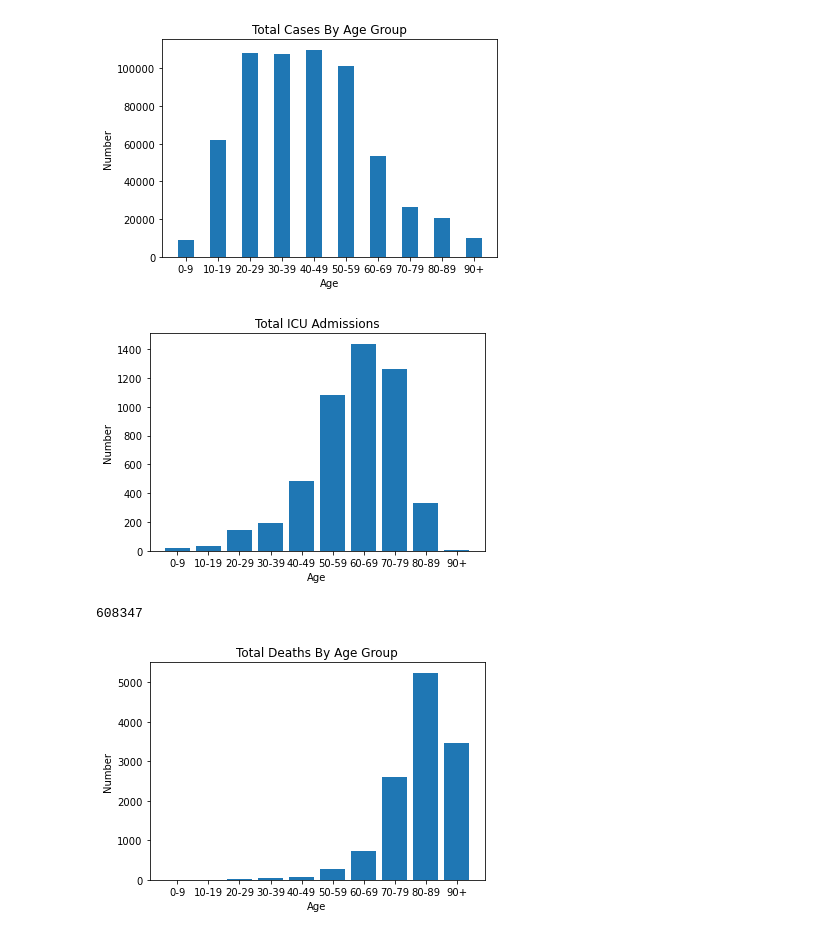
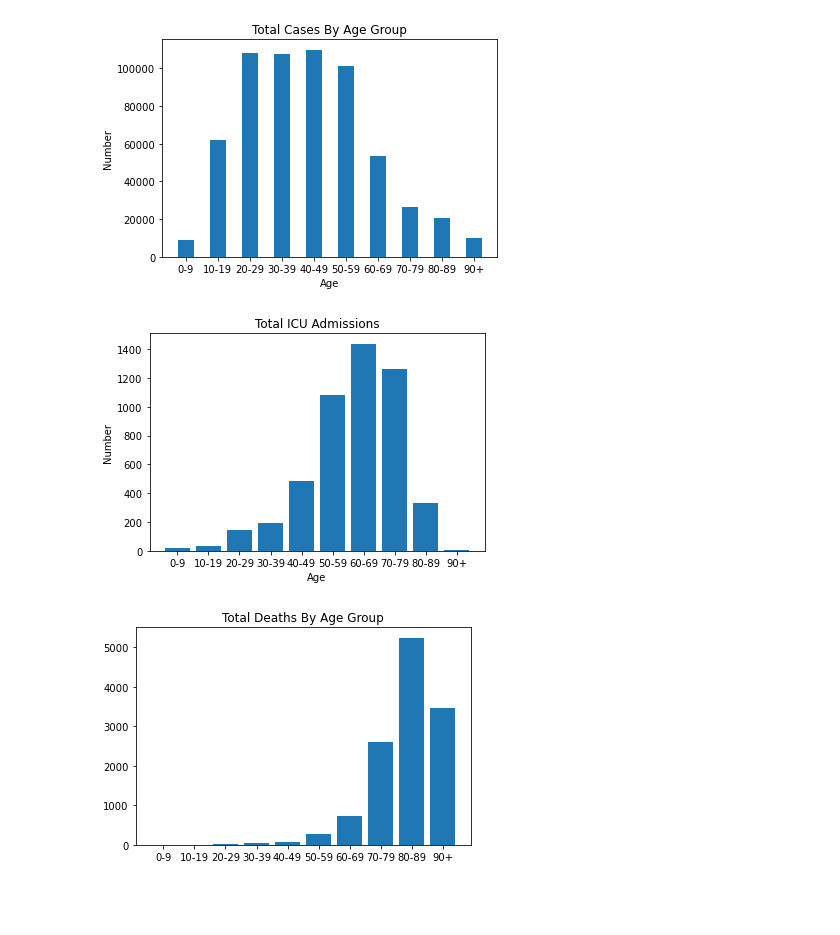
Before and after one commit to laullopes/Lauanda_Lopes_TE19C, a Jupyter notebook: Dataanalysprojekt/Data/National.ipynb, the cells around one changed output. Drawn from its saved outputs; the diff is of its cells as text; code cells hidden in the pictures; blank space fills up the shorter version.

```diff
--- a/Dataanalysprojekt/Data/National.ipynb
+++ b/Dataanalysprojekt/Data/National.ipynb
@@ -1,37 +1,32 @@
 # %%
 import pandas as pd
 import matplotlib.pyplot as plt
 
 df = pd.read_csv("National_Total_Deaths_by_Age_Group.csv")
 
 ålder = df["Age_Group"].unique()
 cases = df["Total_Cases"].tolist()
 
 plt.bar(ålder, cases, width=.5)
 plt.title("Total Cases By Age Group")
 plt.xlabel("Age")
 plt.ylabel("Number")
 plt.show()
 
 icu = df["Total_ICU_Admissions"].tolist()
 plt.bar(ålder, icu)
 plt.title("Total ICU Admissions")
 plt.xlabel("Age")
 plt.ylabel("Number")
 plt.show()
 
 deaths = df["Total_Deaths"].tolist()
 plt.bar(ålder, deaths)
 plt.title("Total Deaths By Age Group")
-plt.xlabel("Age")
-plt.ylabel("Number")
 
-casess = df["Total_Cases"].sum()
-print(casess)
 plt.show()
 # %% [output]
 [figure]
 [figure]
-608347
-[figure, old version]
+[figure, new version]
 # %%
```
Also changed, not shown: parts of 6 cells of this notebook, 2 other files.
